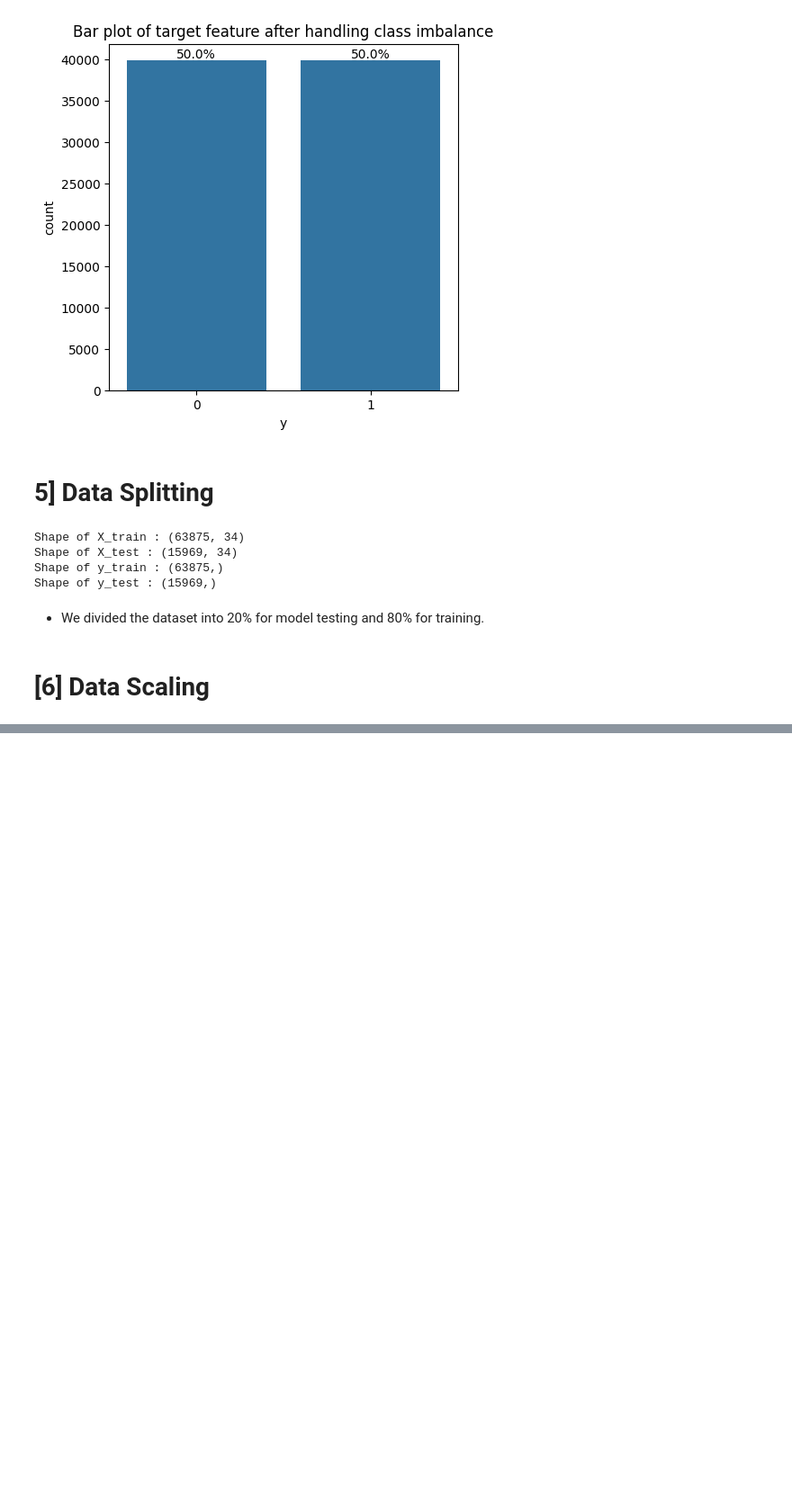
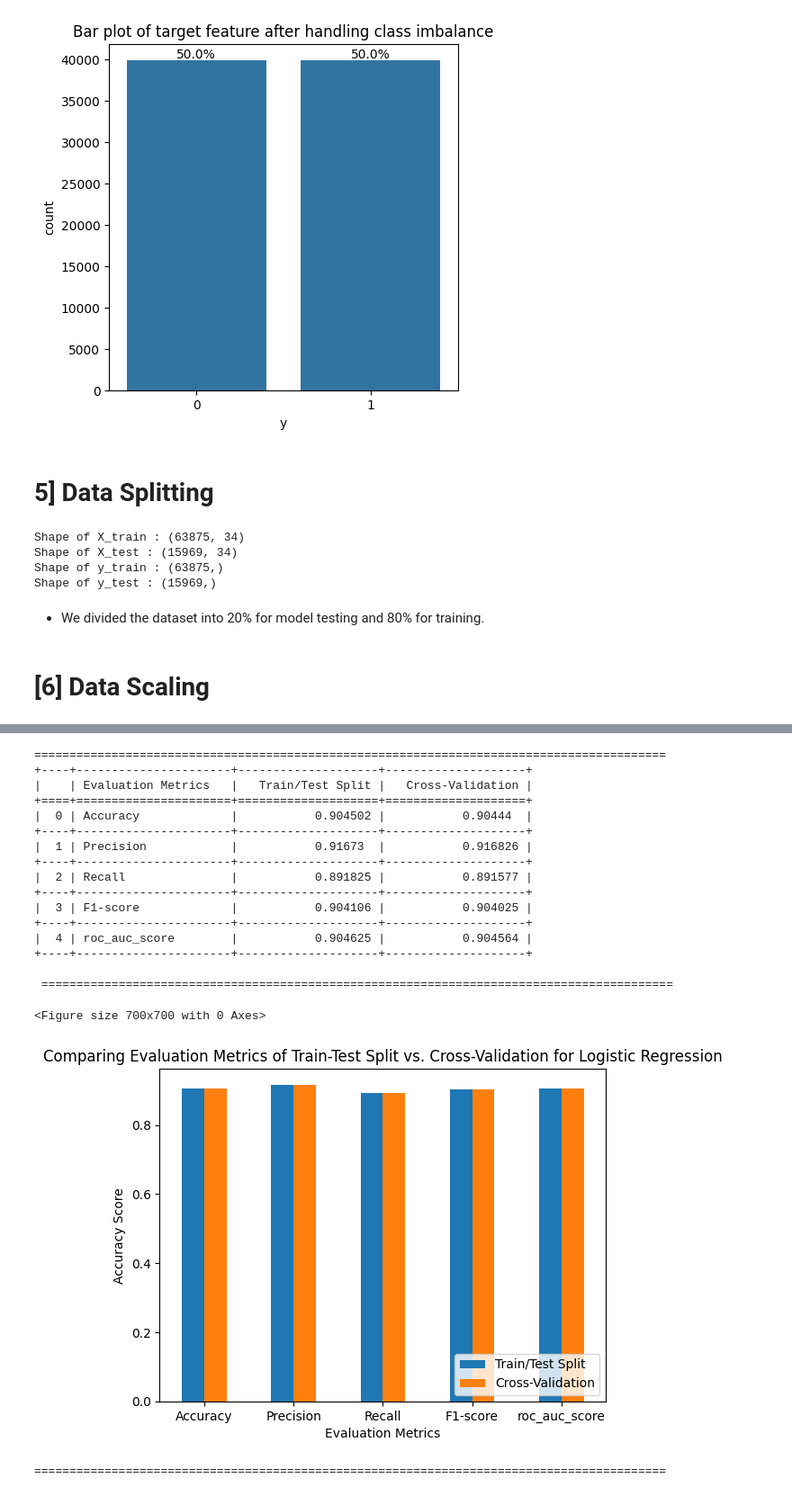
Before and after one commit to bimal-bp/Bank-Marketing-Effectiveness-Prediction-ML-Classification, a Jupyter notebook: project.ipynb, the cells around one changed output, grey strips where cells are left out. Shown at 90% size. Cells and saved outputs as stored; diff of their text form; code cells hidden in the pictures; blank space fills up the shorter version.

```diff
--- a/project.ipynb
+++ b/project.ipynb
@@ -779,0 +1015,53 @@ X_test = scaler.transform(X_test)
+# %%
+# Comparing evaluation metrics of train_test_split and GridSearchCV of Logistic Regression model
+
+import pandas as pd
+import matplotlib.pyplot as plt
+
+# Data
+metrics = ['Accuracy', 'Precision', 'Recall', 'F1-score','roc_auc_score']
+train_test_split = [lr['accuracy_test'],lr['precision_test'],lr['recall_test'],lr['f1_test'],lr['roc_auc_score_test']]
+cross_validation = [lr_cv['accuracy_test'],lr_cv['precision_test'],lr_cv['recall_test'],lr_cv['f1_test'],lr_cv['roc_auc_score_test']]
+
+# Create a dataframe
+lr_evaluation_df = pd.DataFrame({'Evaluation Metrics': metrics,
+                   'Train/Test Split': train_test_split,
+                   'Cross-Validation': cross_validation})
+# Print dataframe
+print('=='*45)
+print(tabulate(lr_evaluation_df, headers='keys', tablefmt='grid'))
+print('\n', '=='*45, '\n')
+
+# Create a barplot
+plt.figure(figsize=(7,7))
+ax=lr_evaluation_df.plot.bar(x='Evaluation Metrics', rot=0)
+
+# Set the title and labels
+ax.set_title("Comparing Evaluation Metrics of Train-Test Split vs. Cross-Validation for Logistic Regression")
+ax.set_xlabel("Evaluation Metrics")
+ax.set_ylabel("Accuracy Score")
+ax.legend(loc="lower right")
+
+# Show the plot
+plt.show()
+print('=='*45)
+# %% [output]
+==========================================================================================
++----+----------------------+--------------------+--------------------+
+|    | Evaluation Metrics   |   Train/Test Split |   Cross-Validation |
++====+======================+====================+====================+
+|  0 | Accuracy             |           0.904502 |           0.90444  |
++----+----------------------+--------------------+--------------------+
+|  1 | Precision            |           0.91673  |           0.916826 |
++----+----------------------+--------------------+--------------------+
+|  2 | Recall               |           0.891825 |           0.891577 |
++----+----------------------+--------------------+--------------------+
+|  3 | F1-score             |           0.904106 |           0.904025 |
++----+----------------------+--------------------+--------------------+
+|  4 | roc_auc_score        |           0.904625 |           0.904564 |
++----+----------------------+--------------------+--------------------+
+
+ ==========================================================================================
+<Figure size 700x700 with 0 Axes>
+[figure, added]
+==========================================================================================
```
Also changed, not shown: parts of 20 cells of this notebook.
